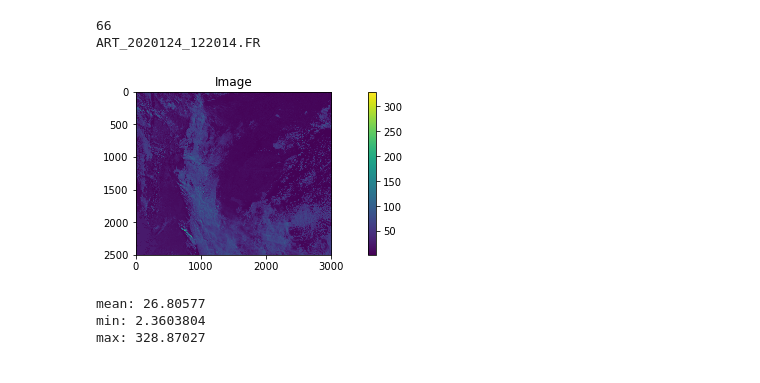
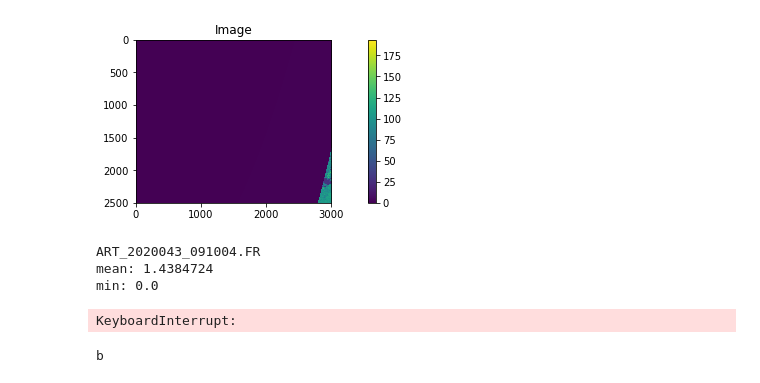
Before and after one commit to francomozo/deepCloud, a Jupyter notebook: nb-outlier-finder.ipynb, the cells around one changed output. Saved outputs shown, nothing was run; the diff lists cells and outputs as text; code cells hidden in the pictures.

```diff
--- a/nb-outlier-finder.ipynb
+++ b/nb-outlier-finder.ipynb
@@ -11,3 +11,16 @@ import cv2 as cv
 import csv
 import pandas as pd
 import matplotlib.pyplot as plt
+# %%
+df_dataset = pd.read_csv("reports/dataset_2020.csv")
+print(len(df_dataset))
+night_img_list = []
+for i in range(len(df_dataset)):
+    M = len(df_dataset.values[i][3])
+    str_list = df_dataset.values[i][3][1:M-1].replace('\'',"" )
+    str_list = str_list.replace(" ", "")
+    lista = str_list.split(",")
+
+    night_img_list = night_img_list + lista
+print(len(night_img_list))
+print(night_img_list[0] )
@@ -80,0 +101,4 @@ print(len(outliers_filename))
+# %%
+df_features = pd.read_csv("reports/img_features.csv")
+# fieldnames = ['Img','Min','Max','Mean','Black Rows','Black cols', 'Next img' , 'RMSE']
+print('Images analized: ',len(df_features))
@@ -81,32 +189,49 @@ print(len(outliers_filename))
 # %%
 #SERVER
 fr_folder_path='/solar/sat/art-rrr/ART_G010x010RR_C010x010/C02-FR/2020'
 mk_folder_path='/solar/sat/art-rrr/ART_G010x010RR_C010x010/C02-MK/2020'
 meta_path='/solar/sat/art-rrr/ART_G010x010RR_C010x010/meta'
 
 
-print(len(outliers_filename))
+comentario = []
+for filename in night:
 
-img_filename = outliers_filename[15]
-#img_filename = 'ART_2020011_104021.FR'
-print(img_filename)
+    img_filename = filename[0]
+    #img_filename = 'ART_2020001_223021.FR'
 
-img1 = data.load_img(meta_path=meta_path,
-             img_name=img_filename,
-             mk_folder_path=mk_folder_path,
-             img_folder_path=fr_folder_path
-    )
+    img1 = data.load_img(meta_path=meta_path,
+                img_name=img_filename,
+                mk_folder_path=mk_folder_path,
+                img_folder_path=fr_folder_path
+        )
+
+    visualization.show_image_w_colorbar(img1)
+    print(img_filename)
+    print('mean:',np.mean(img1))
+    print('min:',np.min(img1))
+    print('max:',np.max(img1))
 
 
-#img_clip = np.clip(img1, a_min=0, a_max=120)
-visualization.show_image_w_colorbar(img1)
-print('mean:',np.mean(img1))
-print('min:',np.min(img1))
-print('max:',np.max(img1))
+    print('Black rows:', filename[1])
+    M,N = img1.shape
+    if (np.sum(img1[0:M//2,0:N//2])==0):
+        print('Q1 es 0')
+    if (np.sum(img1[0:M//2,N//2:N])==0):
+        print('Q2 es 0')
+    if (np.sum(img1[M//2:M,0:N//2])==0):
+        print('Q3 es 0')
+    if (np.sum(img1[M//2:M,N//2:N])==0):
+        print('Q4 es 0')
+
+    #comentario.append(input())
+    clear_output(wait=True)
 # %% [output]
+[figure, new version]
-66
-ART_2020124_122014.FR
+ART_2020043_091004.FR
+mean: 1.4384724
+min: 0.0
-[figure, old version]
-mean: 26.80577
-min: 2.3603804
-max: 328.87027
+KeyboardInterrupt:
+# %%
+print(comentario[18])
+# %% [output]
+b
```
Also changed, not shown: parts of 11 cells of this notebook, 4 other files.
